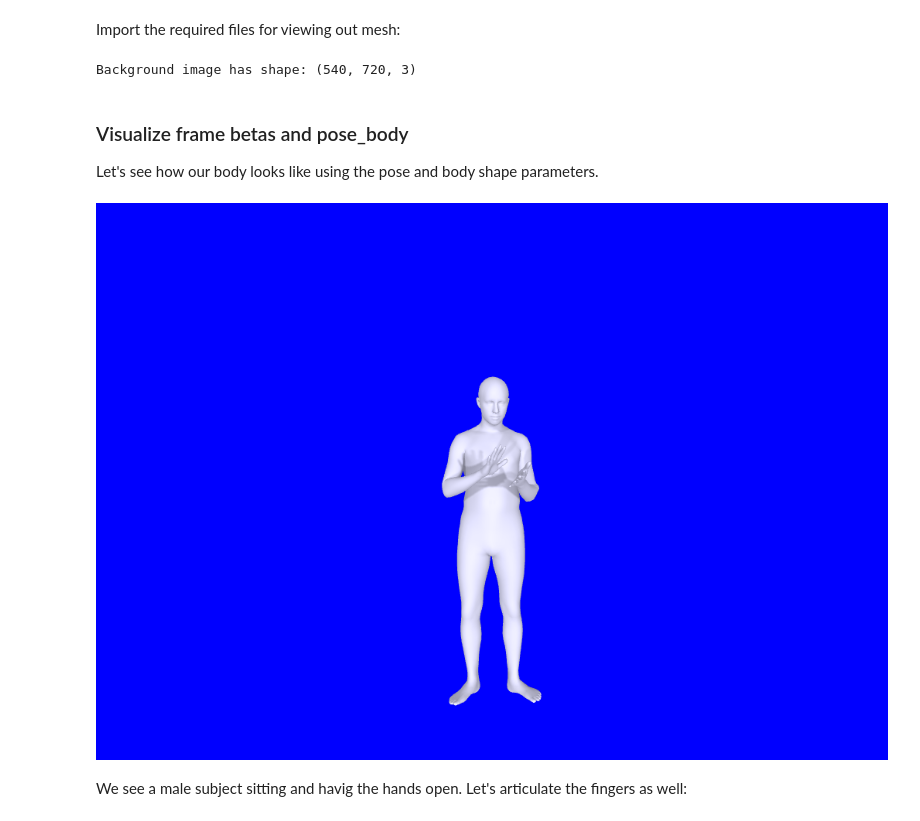
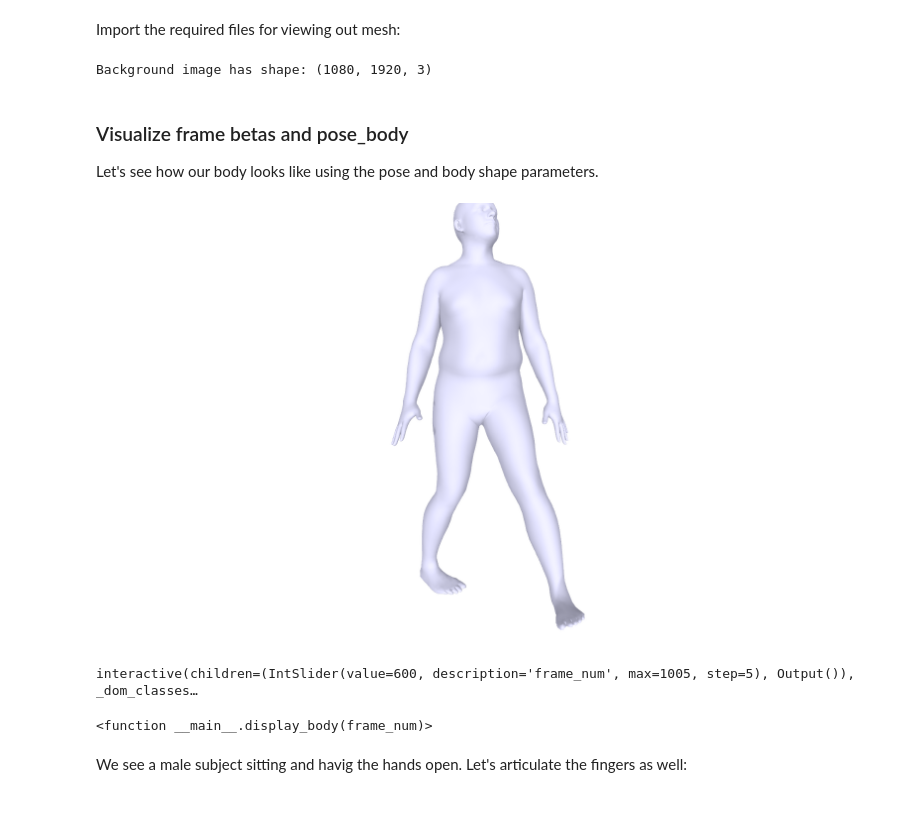
Before and after one commit to salmedina/amass, a Jupyter notebook: notebooks/04-AMASS_Animation.ipynb, the cells around one changed output. Cells and saved outputs as stored; diff of their text form; code cells hidden in the pictures.

```diff
--- a/notebooks/04-AMASS_Animation.ipynb
+++ b/notebooks/04-AMASS_Animation.ipynb
@@ -24,8 +27,11 @@ One thing to note is that you can obtain basic SMPL+H model from their [website]
 # %%
 from human_body_prior.body_model.body_model import BodyModel
 
-bm_path = '../body_models/smplh/male/model.npz'
-dmpl_path = '../body_models/dmpls/male/model.npz'
+# gender: male, female, neutral
+model_gender = 'male'
+
+bm_path = f'../body_models/smplh/{model_gender}/model.npz'
+dmpl_path = f'../body_models/dmpls/{model_gender}/model.npz'
 
 num_betas = 10 # number of body parameters
 num_dmpls = 8 # number of DMPL parameters
@@ -33,7 +39,8 @@ num_dmpls = 8 # number of DMPL parameters
 bm = BodyModel(bm_path=bm_path, num_betas=num_betas, num_dmpls=num_dmpls, path_dmpl=dmpl_path).to(comp_device)
 faces = c2c(bm.f)
 # %%
-npz_bdata_path = '/mnt/Alfheim/Data/AMASS/EyesJapanDataset/Eyes_Japan_Dataset/kaiwa/gesture_etc-23-mobile call-kaiwa_poses.npz' # the path to body data
+#the path to body data
+npz_bdata_path = '/home/zal/Devel/SyntheticProposals/data/amass/sitdown/normalized/Experiment3_subject1346_wash_back_position_horizontal_01_poses.npz'
 bdata = np.load(npz_bdata_path)
 print('Data keys available:%s'%list(bdata.keys()))
 print('Vector poses has %d elements for each of %d frames.'%(bdata['poses'].shape[1], bdata['poses'].shape[0]))
@@ -77,33 +85,36 @@ from PIL import Image
 def show_image(img_array):
     display(Image.fromarray(img_array))
 
-bg_image = Image.open('../images/ParkingLotFishBowl.jpg')
+bg_image = Image.open('/mnt/Alfheim/Data/MEVA/umd_cmu_merge_v3/sampled_frames/2018-03-12_10-55-00_11-00-00_school_G330.png')
 bg_array = np.array(bg_image)
 print(f'Background image has shape: {bg_array.shape}')
 
 imh, imw, _ = bg_array.shape
+# imh, imw = 360, 640
 mv = MeshViewer(width=imw, height=imh, use_offscreen=True)
 # %% [output]
-Background image has shape: (540, 720, 3)
+Background image has shape: (1080, 1920, 3)
 # %% [markdown]
 ### Visualize frame betas and pose_body
 Let's see how our body looks like using the pose and body shape parameters.
 # %%
-fId = 700 # frame id of the mocap sequence
+fId = 260 # frame id of the mocap sequence
 
 root_orient = torch.Tensor(bdata['poses'][fId:fId+1, :3]).to(comp_device) # controls the global root orientation
 pose_body = torch.Tensor(bdata['poses'][fId:fId+1, 3:66]).to(comp_device) # controls the body
 betas = torch.Tensor(bdata['betas'][:10][np.newaxis]).to(comp_device) # controls the body shape
 
-mv.set_background_color(color=(0., 0., 1.))
+mv.set_background_color(color=(1., 1., 1., 0.))
 
 body = bm(pose_body=pose_body, betas=betas)
 body_mesh = trimesh.Trimesh(vertices=c2c(body.v[0]), faces=faces, vertex_colors=np.tile(colors['pink'], (6890, 1)))
-mv.set_static_meshes([body_mesh])
+mesh_pose = np.eye(4)
+mesh_pose[:3,3] = bdata['trans'][fId]
+mv.set_static_meshes([body_mesh], poses=[mesh_pose])
 body_image = mv.render(render_wireframe=False)
 show_image(body_image)
 # %% [output]
-[figure, old version]
+[figure, new version]
 # %%
 def bluescreen2alpha(input_image):
     image_copy = np.copy(input_image)
@@ -124,12 +135,19 @@ def display_body(frame_num):
 
     body = bm(pose_body=pose_body, betas=betas)
     body_mesh = trimesh.Trimesh(vertices=c2c(body.v[0]), faces=faces, vertex_colors=np.tile(colors['pink'], (6890, 1)))
-    mv.set_static_meshes([body_mesh])
+
+    mesh_pose = np.eye(4)
+    mesh_pose[:3,3] = bdata['trans'][frame_num]
+
+    mv.set_static_meshes([body_mesh], poses=[mesh_pose])
     body_image = mv.render(render_wireframe=False)
     body_image = bluescreen2alpha(body_image)
     show_image(body_image)
 
 interact(display_body, frame_num=widgets.IntSlider(min=0, max=bdata['poses'].shape[0]-1, step=5, value=600))
+# %% [output]
+interactive(children=(IntSlider(value=600, description='frame_num', max=1005, step=5), Output()), _dom_classes…
+<function __main__.display_body(frame_num)>
 # %% [markdown]
 We see a male subject sitting and havig the hands open.
 Let's articulate the fingers as well:
```
Also changed, not shown: parts of 14 cells of this notebook.
